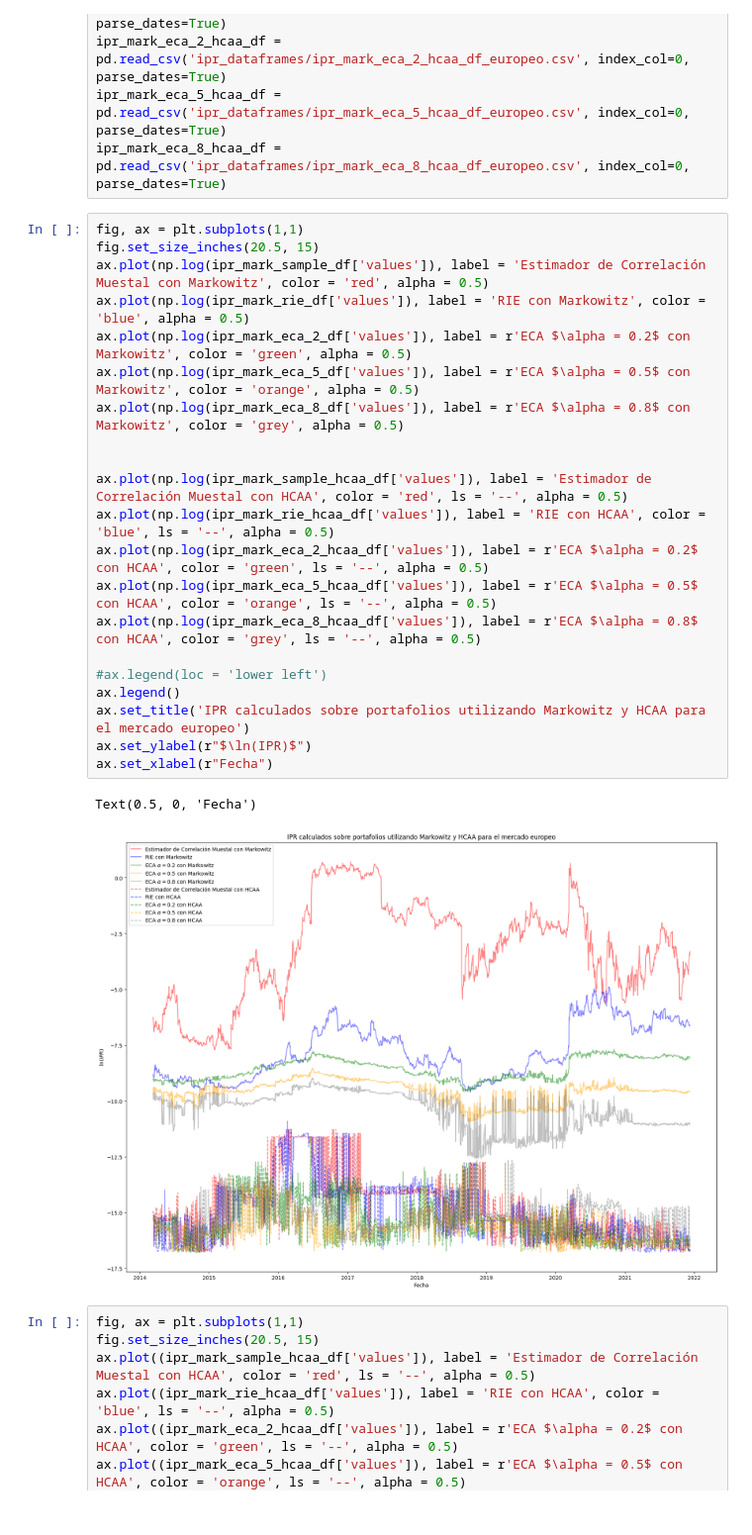
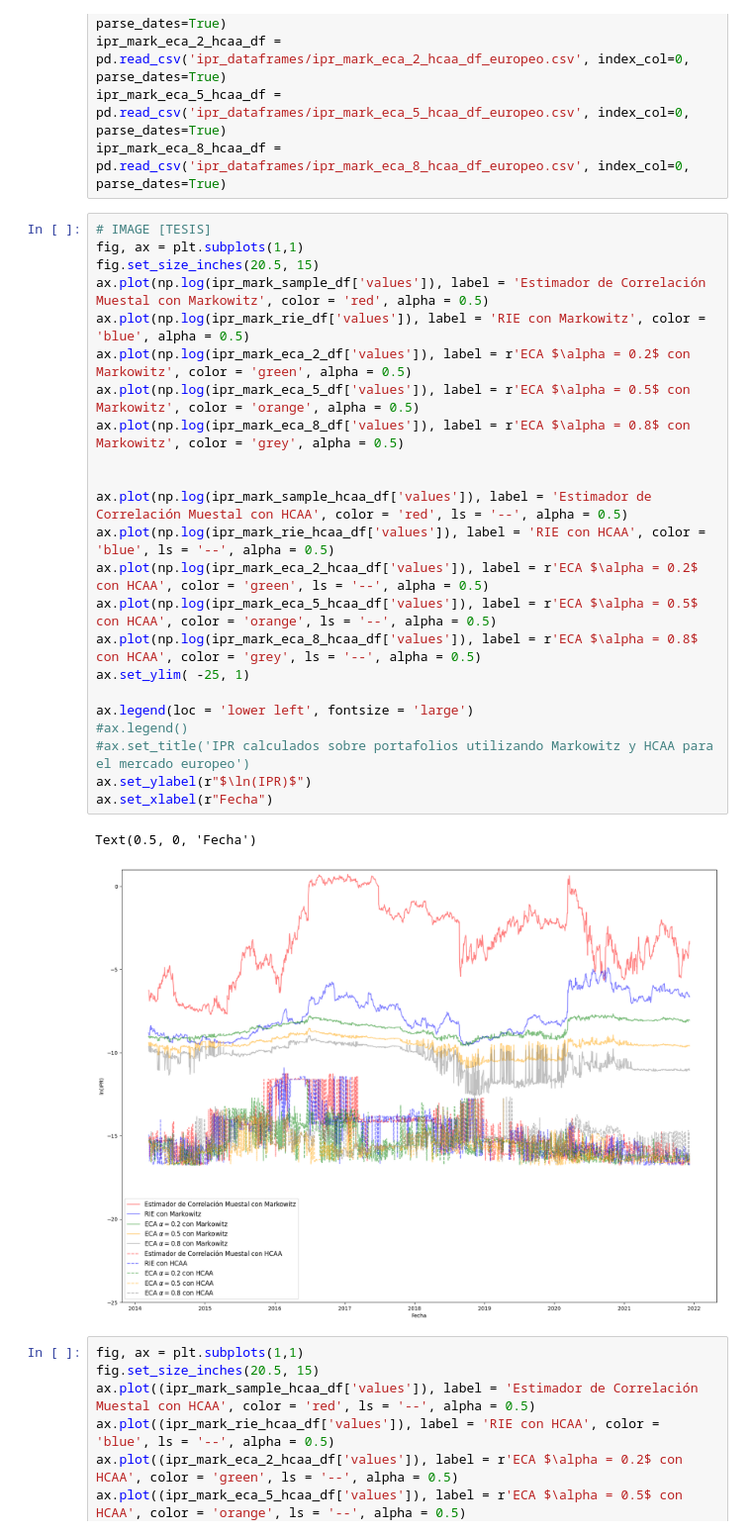
Before and after one commit to jduarte00/tesis, a Jupyter notebook: ventanas_moviles.ipynb, the cells around one changed output. Shown at 99% size. Cells and saved outputs as stored; diff of their text form.

Commit message:
fix some plots for presentation

```diff
--- a/ventanas_moviles.ipynb
+++ b/ventanas_moviles.ipynb
@@ -460,29 +465,31 @@ ipr_mark_eca_2_hcaa_df = pd.read_csv('ipr_dataframes/ipr_mark_eca_2_hcaa_df_euro
 ipr_mark_eca_5_hcaa_df = pd.read_csv('ipr_dataframes/ipr_mark_eca_5_hcaa_df_europeo.csv', index_col=0, parse_dates=True)
 ipr_mark_eca_8_hcaa_df = pd.read_csv('ipr_dataframes/ipr_mark_eca_8_hcaa_df_europeo.csv', index_col=0, parse_dates=True)
 # %%
+# IMAGE [TESIS]
 fig, ax = plt.subplots(1,1)
 fig.set_size_inches(20.5, 15)
 ax.plot(np.log(ipr_mark_sample_df['values']), label = 'Estimador de Correlación Muestal con Markowitz', color = 'red', alpha = 0.5)
 ax.plot(np.log(ipr_mark_rie_df['values']), label = 'RIE con Markowitz', color = 'blue', alpha = 0.5)
 ax.plot(np.log(ipr_mark_eca_2_df['values']), label = r'ECA $\alpha = 0.2$ con Markowitz', color = 'green', alpha = 0.5)
 ax.plot(np.log(ipr_mark_eca_5_df['values']), label = r'ECA $\alpha = 0.5$ con Markowitz', color = 'orange', alpha = 0.5)
 ax.plot(np.log(ipr_mark_eca_8_df['values']), label = r'ECA $\alpha = 0.8$ con Markowitz', color = 'grey', alpha = 0.5)
 
 
 ax.plot(np.log(ipr_mark_sample_hcaa_df['values']), label = 'Estimador de Correlación Muestal con HCAA', color = 'red', ls = '--', alpha = 0.5)
 ax.plot(np.log(ipr_mark_rie_hcaa_df['values']), label = 'RIE con HCAA', color = 'blue', ls = '--', alpha = 0.5)
 ax.plot(np.log(ipr_mark_eca_2_hcaa_df['values']), label = r'ECA $\alpha = 0.2$ con HCAA', color = 'green', ls = '--', alpha = 0.5)
 ax.plot(np.log(ipr_mark_eca_5_hcaa_df['values']), label = r'ECA $\alpha = 0.5$ con HCAA', color = 'orange', ls = '--', alpha = 0.5)
 ax.plot(np.log(ipr_mark_eca_8_hcaa_df['values']), label = r'ECA $\alpha = 0.8$ con HCAA', color = 'grey', ls = '--', alpha = 0.5)
+ax.set_ylim( -25, 1)
 
-#ax.legend(loc = 'lower left')
-ax.legend()
-ax.set_title('IPR calculados sobre portafolios utilizando Markowitz y HCAA para el mercado europeo')
+ax.legend(loc = 'lower left', fontsize = 'large')
+#ax.legend()
+#ax.set_title('IPR calculados sobre portafolios utilizando Markowitz y HCAA para el mercado europeo')
 ax.set_ylabel(r"$\ln(IPR)$")
 ax.set_xlabel(r"Fecha")
 # %% [output]
 Text(0.5, 0, 'Fecha')
-[figure, old version]
+[figure, new version]
 # %%
 fig, ax = plt.subplots(1,1)
 fig.set_size_inches(20.5, 15)
```
Also changed, not shown: parts of 3 cells of this notebook, 2 other files.
